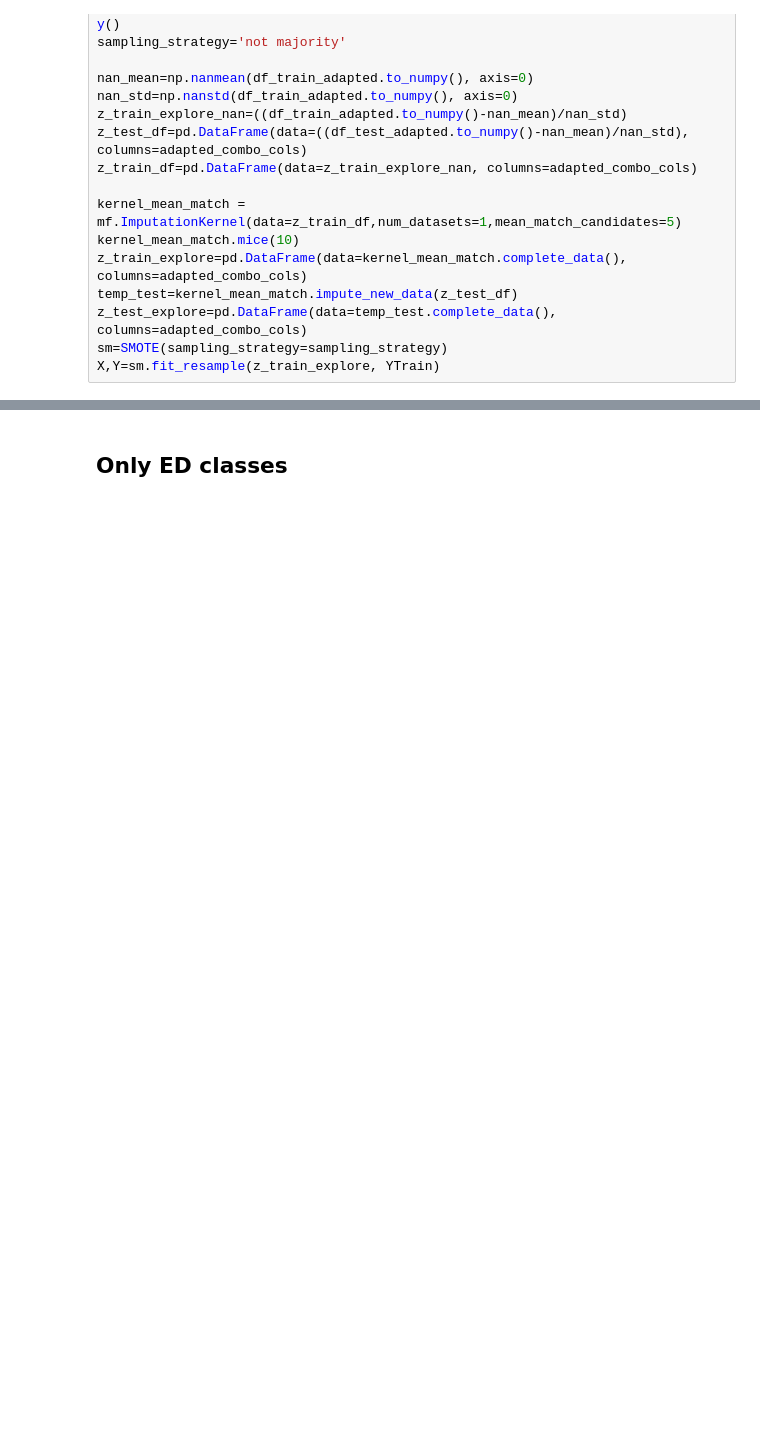
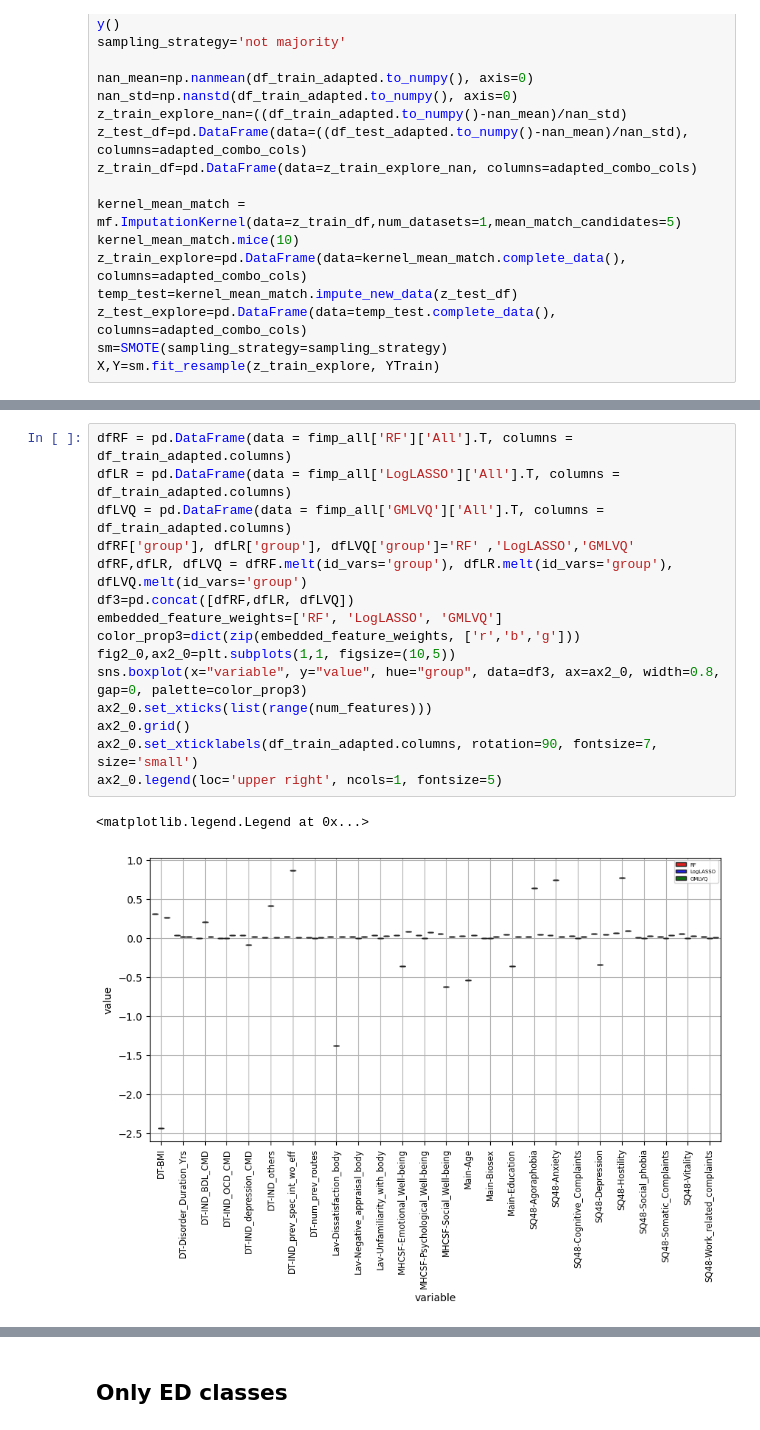
Before and after one commit to SrGh31/ED-profiling, a Jupyter notebook: Prediction_EDTypes_Severity.ipynb, the cells around one changed output, grey strips where cells are left out. Saved outputs shown, nothing was run; the diff lists cells and outputs as text; blank space fills up the shorter version.

```diff
--- a/Prediction_EDTypes_Severity.ipynb
+++ b/Prediction_EDTypes_Severity.ipynb
@@ -222,0 +240,18 @@ fig1.savefig('figs/PNGs/classification/C5_PermImp_%s.png'%dataset_type, bbox_inc
+# %%
+dfRF = pd.DataFrame(data = fimp_all['RF']['All'].T, columns = df_train_adapted.columns)
+dfLR = pd.DataFrame(data = fimp_all['LogLASSO']['All'].T, columns = df_train_adapted.columns)
+dfLVQ = pd.DataFrame(data = fimp_all['GMLVQ']['All'].T, columns = df_train_adapted.columns)
+dfRF['group'], dfLR['group'], dfLVQ['group']='RF' ,'LogLASSO','GMLVQ'
+dfRF,dfLR, dfLVQ = dfRF.melt(id_vars='group'), dfLR.melt(id_vars='group'), dfLVQ.melt(id_vars='group')
+df3=pd.concat([dfRF,dfLR, dfLVQ])
+embedded_feature_weights=['RF', 'LogLASSO', 'GMLVQ']
+color_prop3=dict(zip(embedded_feature_weights, ['r','b','g']))
+fig2_0,ax2_0=plt.subplots(1,1, figsize=(10,5))
+sns.boxplot(x="variable", y="value", hue="group", data=df3, ax=ax2_0, width=0.8, gap=0, palette=color_prop3)
+ax2_0.set_xticks(list(range(num_features)))
+ax2_0.grid()
+ax2_0.set_xticklabels(df_train_adapted.columns, rotation=90, fontsize=7, size='small')
+ax2_0.legend(loc='upper right', ncols=1, fontsize=5)
+# %% [output]
+<matplotlib.legend.Legend at 0x...>
+[figure, added]
```
Also changed, not shown: parts of 10 cells of this notebook, 11 other files.
